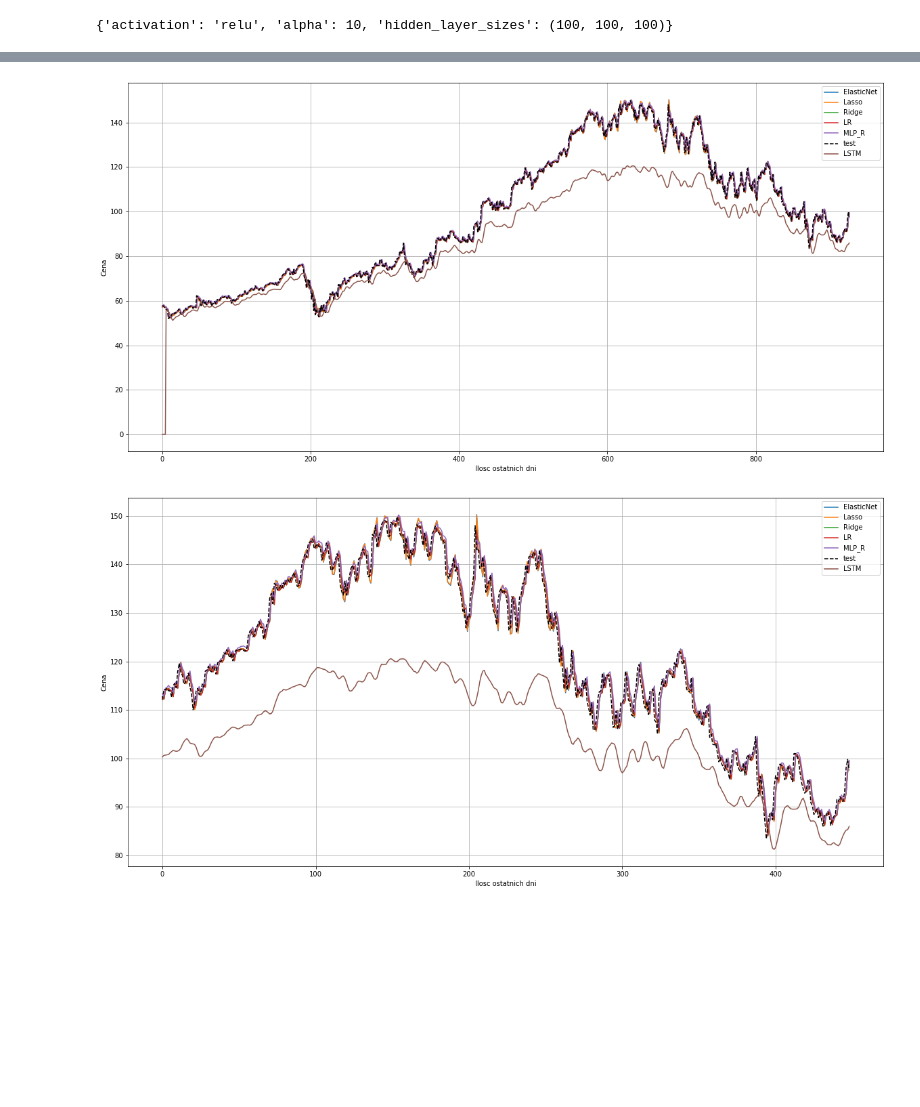
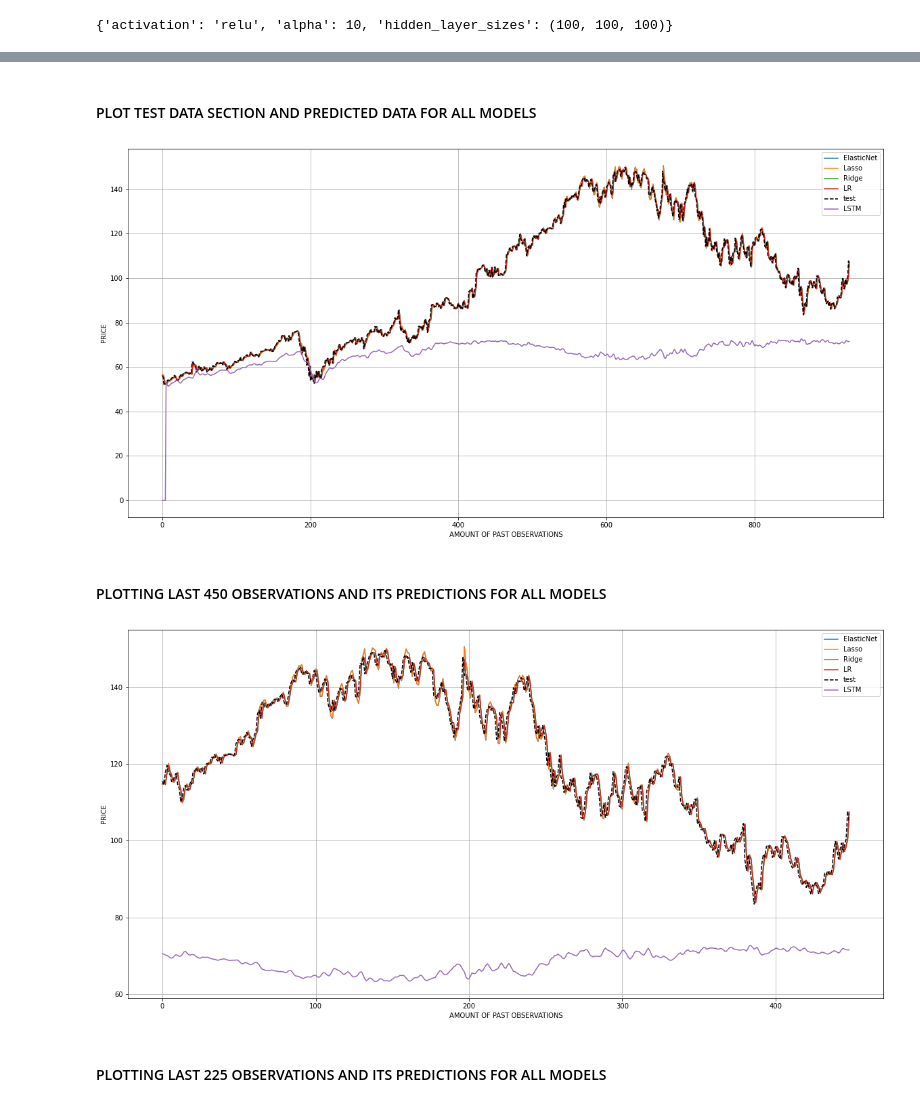
Before and after one commit to rkons88/Google-Alphabet-stock-price-forecast, a Jupyter notebook: PROJEKT ZALICZENIOWY.ipynb, the cells around one changed output, grey strips where cells are left out. Saved outputs shown, nothing was run; the diff lists cells and outputs as text; code cells hidden in the pictures; blank space fills up the shorter version.

```diff
--- a/PROJEKT ZALICZENIOWY.ipynb
+++ b/PROJEKT ZALICZENIOWY.ipynb
@@ -197,8 +212,8 @@ def create_dataset(dataset, time_step=time_step):
         dataY.append(dataset[i + time_step, 0])
     return np.array(dataX), np.array(dataY)
 
-X_train, y_train = create_dataset(train_data, time_step)
-X_test, y_test = create_dataset(test_data, time_step)
+X_train, y_train = create_dataset(train_data_scaled, time_step)
+X_test, y_test = create_dataset(test_data_scaled, time_step)
 
 X_train = X_train.reshape(X_train.shape[0],X_train.shape[1] , 1)
 X_test = X_test.reshape(X_test.shape[0],X_test.shape[1] , 1)
@@ -205,17 +222,15 @@ X_test = X_test.reshape(X_test.shape[0],X_test.shape[1] , 1)
 # %%
-#DEFINIOWANIE SIECI NEURONOWEJ LSTM
+model_lstm=Sequential()
+model_lstm.add(LSTM(50,return_sequences=True,input_shape=(time_step,1)))
+model_lstm.add(Dropout(0.2))
+model_lstm.add(LSTM(50,return_sequences=True))
+model_lstm.add(Dropout(0.2))
+model_lstm.add(LSTM(50))
+model_lstm.add(Dropout(0.2))
+model_lstm.add(Dense(1))
 
-model=Sequential()
-model.add(LSTM(50,return_sequences=True,input_shape=(time_step,1)))
-model.add(Dropout(0.2))
-model.add(LSTM(50,return_sequences=True))
-model.add(Dropout(0.2))
-model.add(LSTM(50))
-model.add(Dropout(0.2))
-model.add(Dense(1))
+model_lstm.compile(loss='mean_squared_error', optimizer ='adam', metrics=['mse', 'mae'])
 
-model.compile(loss='mean_squared_error', optimizer ='adam', metrics=['mse', 'mae'])
-
-model.fit(x=X_train, y=y_train, batch_size=15, epochs=30, shuffle=True, validation_split = 0.1)
+model_lstm.fit(x=X_train, y=y_train, batch_size=15, epochs=30, shuffle=True, validation_split = 0.1)
 # %% [output]
 Epoch 1/30
@@ -239,6 +256,4 @@ Epoch 30/30
 # %%
-# PRZEWIDYWANIE DANYCH Z CZĘŚCI TESTOWYCH MODELEM LSTM
-
-train_predict = model.predict(X_train)
-test_predict = model.predict(X_test)
+train_predict = model_lstm.predict(X_train)
+test_predict = model_lstm.predict(X_test)
 # %% [output]
@@ -471,12 +492,10 @@ grid_5.best_params_
 # %%
-#UTWORZENIE LIST OPTYMALNYCH PARAMETRÓW R^2, VAR, MAE, MSE DLA WSZYSTKICH ANALIZOWANYCH METOD
-
 models = []
 models.append(('ElasticNet', grid_1.best_estimator_))
 models.append(('Lasso', grid_2.best_estimator_))
 models.append(('Ridge', grid_3.best_estimator_))
 models.append(('LR', grid_4.best_estimator_))
-models.append(('MLP_R', grid_5.best_estimator_))
+#models.append(('MLP_R', grid_5.best_estimator_))
 
 r2 = []
 explained_variance_score = []
@@ -620,3 +640,5 @@ plt.show()
+# %% [markdown]
+#### PLOT TEST DATA SECTION AND PREDICTED DATA FOR ALL MODELS
 # %%
 # NARYSOWANIE WYKRESU DLA CZĘŚCI TESTOWEJ NAUCZONYCH MODELI
 
@@ -634,36 +656,40 @@ for name, model in models:
 
 plt.plot(data_chart[-i:], 'k--', label='test')
 plt.plot(test_predict_inverted_final[-i:], label='LSTM')
+
 plt.legend(loc='best')
 plt.grid()
-plt.xlabel('Ilosc ostatnich dni')
-plt.ylabel('Cena')
+plt.xlabel('AMOUNT OF PAST OBSERVATIONS')
+plt.ylabel('PRICE')
 plt.show()
 # %% [output]
-[figure, old version]
+[figure, new version]
+# %% [markdown]
+#### PLOTTING LAST 450 OBSERVATIONS AND ITS PREDICTIONS FOR ALL MODELS
 # %%
-# NARYSOWANIE WYKRESU OSTATNICH 450 OBSERWACJI DLA NAUCZONYCH MODELI
-
 plt.figure(figsize=(20,10))
 
 for name, model in models:
 
     for i in range (1,450):
         data_chart = data_test.values
 
         point = np.array([data_values[ (data_values.shape[0]-((time_step+1*i))):(data_values.shape[0]-(1*i))]])
         pre=model.predict(point)
         data[-i]=pre
 
     plt.plot( data[-i:] , label=name)
 
 plt.plot(data_chart[-i:], 'k--', label='test')
 plt.plot(test_predict_inverted_final[-i:], label='LSTM')
+
 plt.legend(loc='best')
 plt.grid()
-plt.xlabel('Ilosc ostatnich dni')
-plt.ylabel('Cena')
+plt.xlabel('AMOUNT OF PAST OBSERVATIONS')
+plt.ylabel('PRICE')
 plt.show()
 # %% [output]
-[figure, old version]
+[figure, new version]
+# %% [markdown]
+#### PLOTTING LAST 225 OBSERVATIONS AND ITS PREDICTIONS FOR ALL MODELS
 # %%
```
Also changed, not shown: parts of 116 cells of this notebook.
